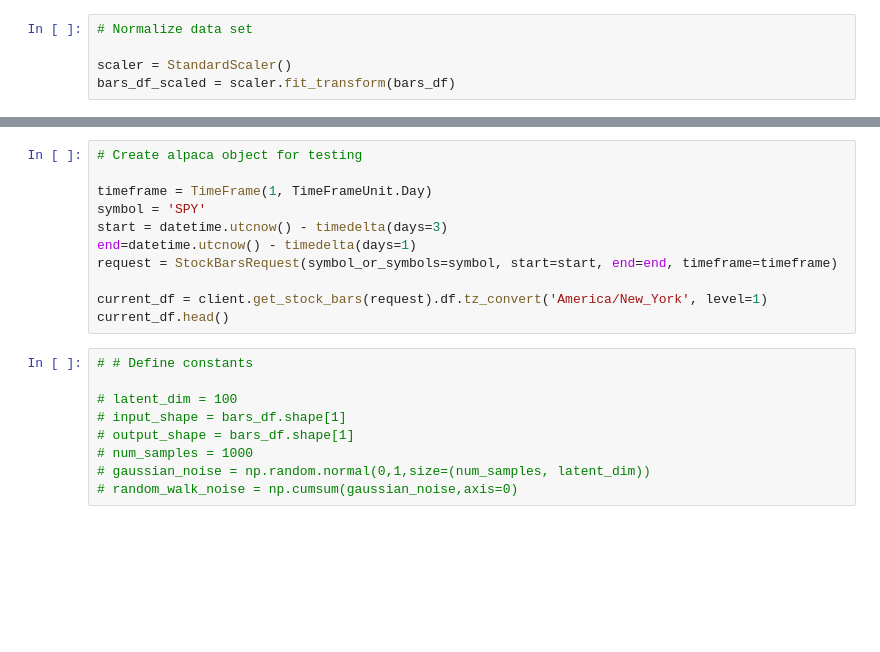
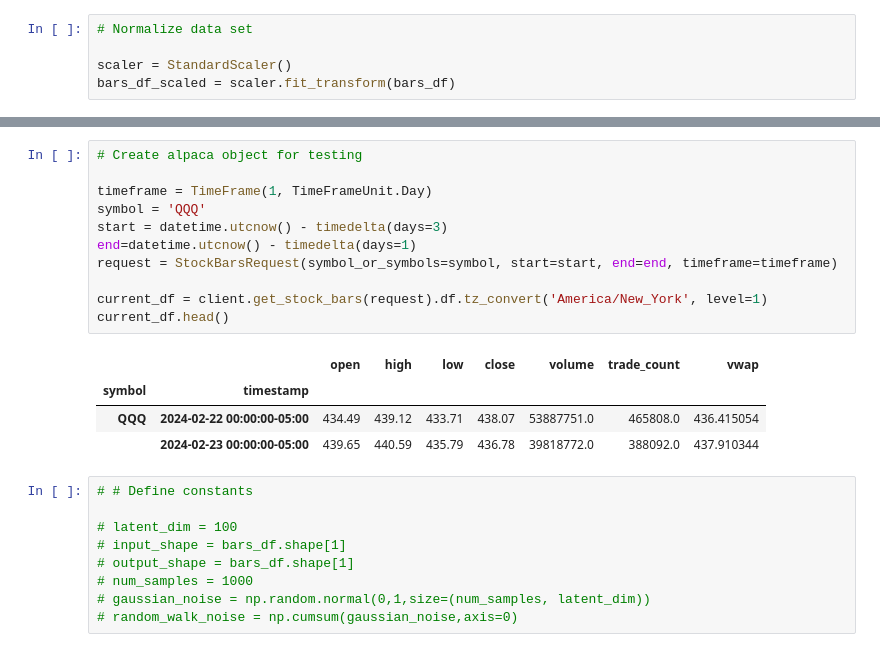
Before and after one commit to EtienneBrown1982/Price_Action_Reloaded, a Jupyter notebook: Predictions/prediction_EB.ipynb, the cells around one changed output, grey strips where cells are left out. Saved outputs shown, nothing was run; the diff lists cells and outputs as text; blank space fills up the shorter version.

```diff
--- a/Predictions/prediction_EB.ipynb
+++ b/Predictions/prediction_EB.ipynb
@@ -216,14 +481,19 @@ generated_data_df.head()
 # %%
 # Create alpaca object for testing
 
 timeframe = TimeFrame(1, TimeFrameUnit.Day)
-symbol = 'SPY'
+symbol = 'QQQ'
 start = datetime.utcnow() - timedelta(days=3)
 end=datetime.utcnow() - timedelta(days=1)
 request = StockBarsRequest(symbol_or_symbols=symbol, start=start, end=end, timeframe=timeframe)
 
 current_df = client.get_stock_bars(request).df.tz_convert('America/New_York', level=1)
 current_df.head()
+# %% [output]
+|  |  | open | high | low | close | volume | trade_count | vwap |
+| symbol | timestamp |  |  |  |  |  |  |  |
+| QQQ | 2024-02-22 00:00:00-05:00 | 434.49 | 439.12 | 433.71 | 438.07 | 53887751.0 | 465808.0 | 436.415054 |
+|  | 2024-02-23 00:00:00-05:00 | 439.65 | 440.59 | 435.79 | 436.78 | 39818772.0 | 388092.0 | 437.910344 |
 # %%
 # # Define constants
 
```
Also changed, not shown: parts of 26 cells of this notebook, 5 other files.
